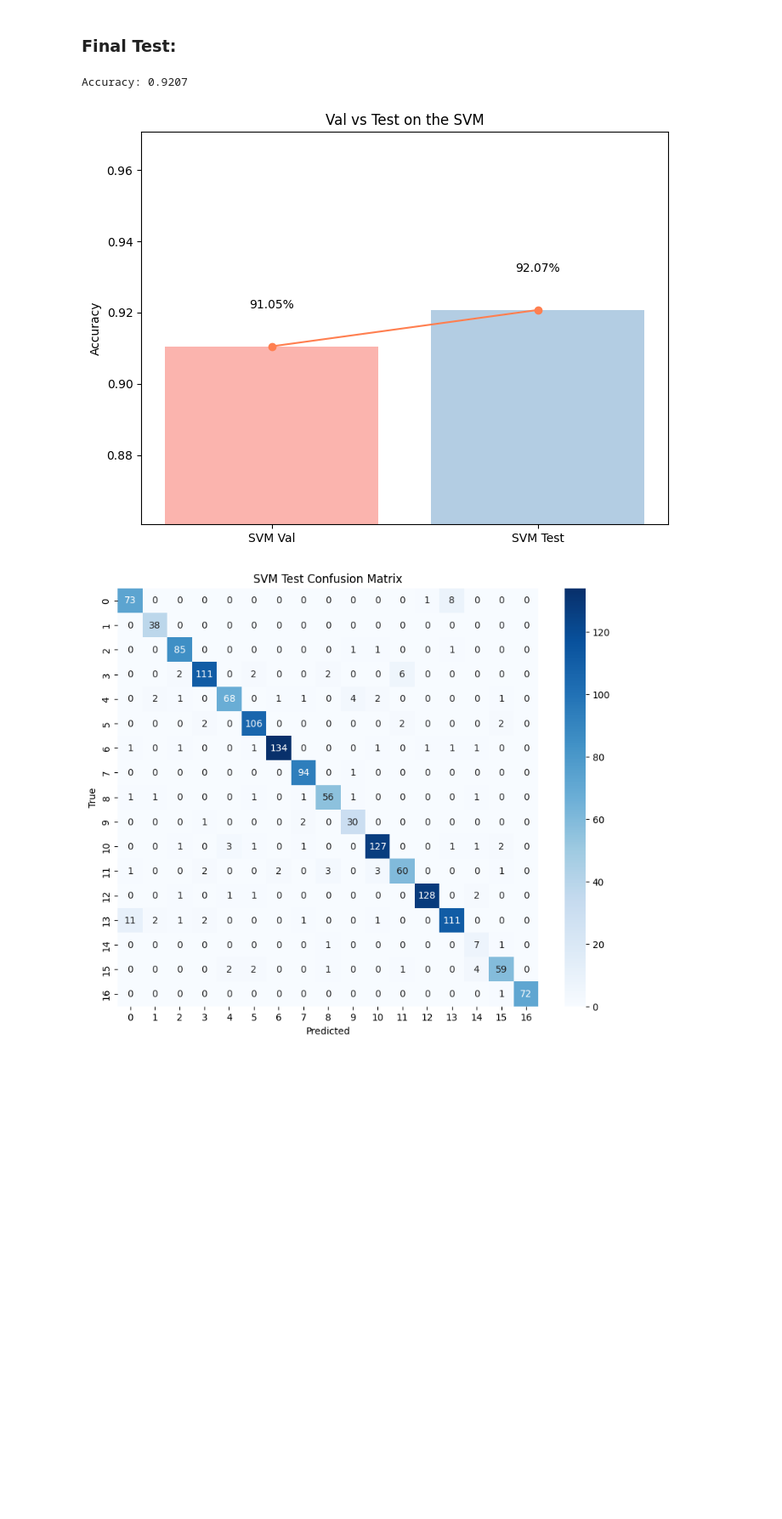
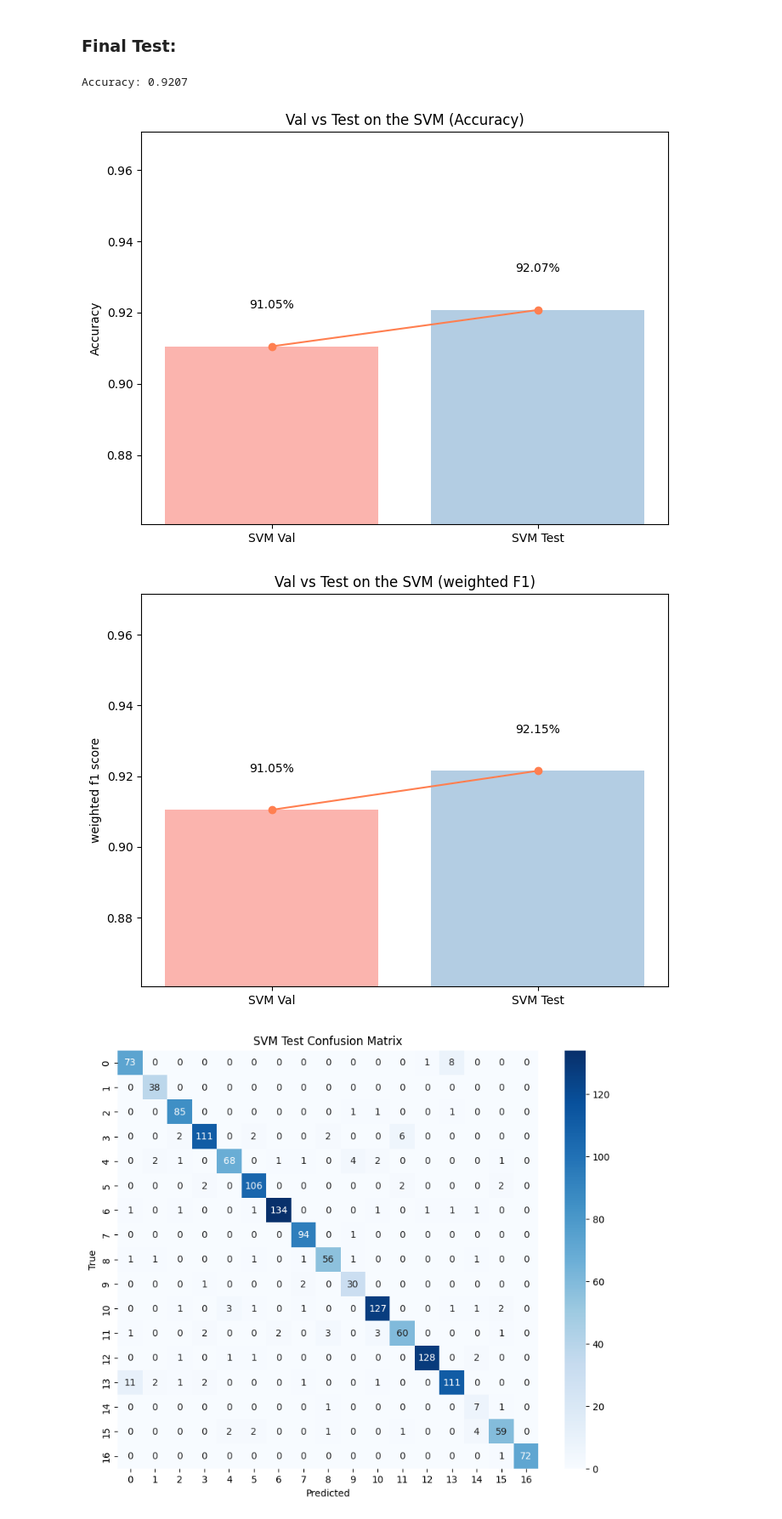
Before and after one commit to vhrollo/inf264_project2, a Jupyter notebook: src/main_notebook.ipynb, the cells around one changed output. Shown at 85% size. Saved outputs shown, nothing was run; the diff lists cells and outputs as text; code cells hidden in the pictures; blank space fills up the shorter version.

Commit message:
f1 score added

```diff
--- a/src/main_notebook.ipynb
+++ b/src/main_notebook.ipynb
@@ -314,12 +328,15 @@ Small differences in hardware, like using different CPUs, can result in slightly
 # %%
 #Val vs Test on our best final model (SVM)
 svm_test_info = svm.test()
 
 labels = ["SVM Val", "SVM Test"]
-compare_model_accuracy("Val vs Test on the SVM", labels, svm_eval_info[1], svm_test_info[1])
+compare_model_accuracy("Val vs Test on the SVM (Accuracy)", labels, "Accuracy", svm_eval_info[1], svm_test_info[1])
+
+compare_model_accuracy("Val vs Test on the SVM (weighted F1)", labels, "weighted f1 score", svm_eval_info[3], svm_test_info[3])
 # %% [output]
 Accuracy: 0.9207
-[figure, old version]
+[figure, new version]
+[figure, added]
 # %%
 from visiualising import visualize_confusion_matrix
 # comfusion matrix
```
Also changed, not shown: parts of 8 cells of this notebook, 5 other files.
